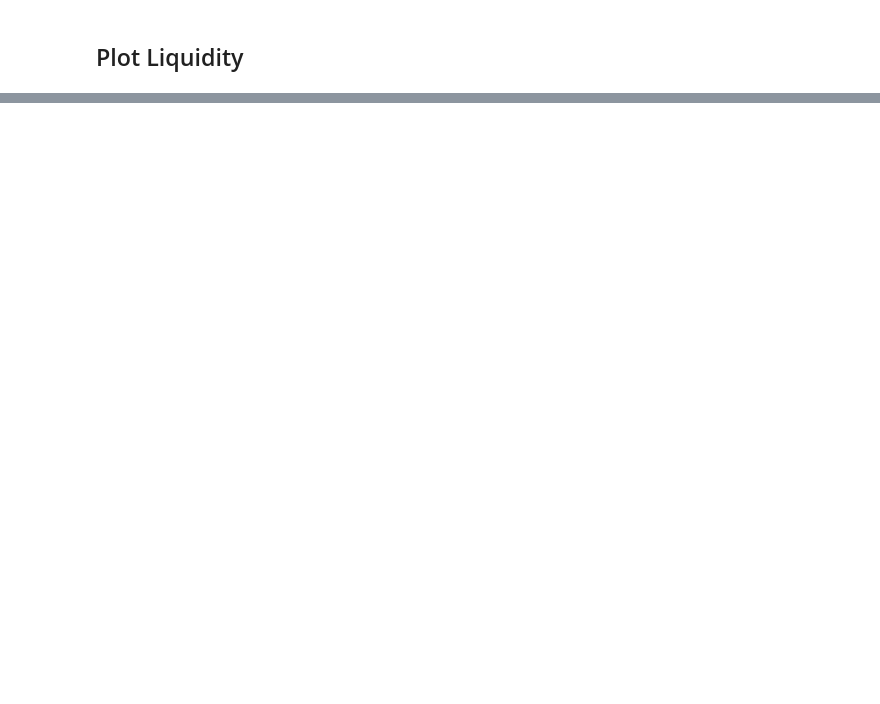
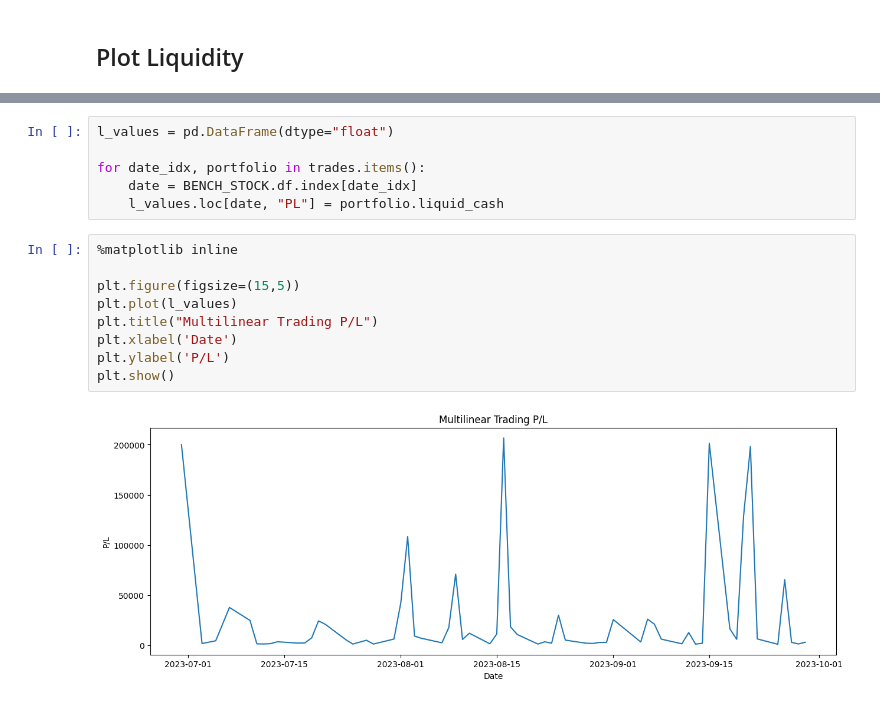
Before and after one commit to NotReallyJustin/SSMIF-Analyst-App, a Jupyter notebook: justin_chen_algo_strat.ipynb, the cells around one changed output, grey strips where cells are left out. Saved outputs shown, nothing was run; the diff lists cells and outputs as text; blank space fills up the shorter version.

```diff
--- a/justin_chen_algo_strat.ipynb
+++ b/justin_chen_algo_strat.ipynb
@@ -731,0 +796,17 @@ for date_idx, portfolio in trades.items():
+# %%
+l_values = pd.DataFrame(dtype="float")
+
+for date_idx, portfolio in trades.items():
+    date = BENCH_STOCK.df.index[date_idx]
+    l_values.loc[date, "PL"] = portfolio.liquid_cash
+# %%
+%matplotlib inline
+
+plt.figure(figsize=(15,5))
+plt.plot(l_values)
+plt.title("Multilinear Trading P/L")
+plt.xlabel('Date')
+plt.ylabel('P/L')
+plt.show()
+# %% [output]
+[figure, added]
```
Also changed, not shown: parts of 24 cells of this notebook, 1 other file.
